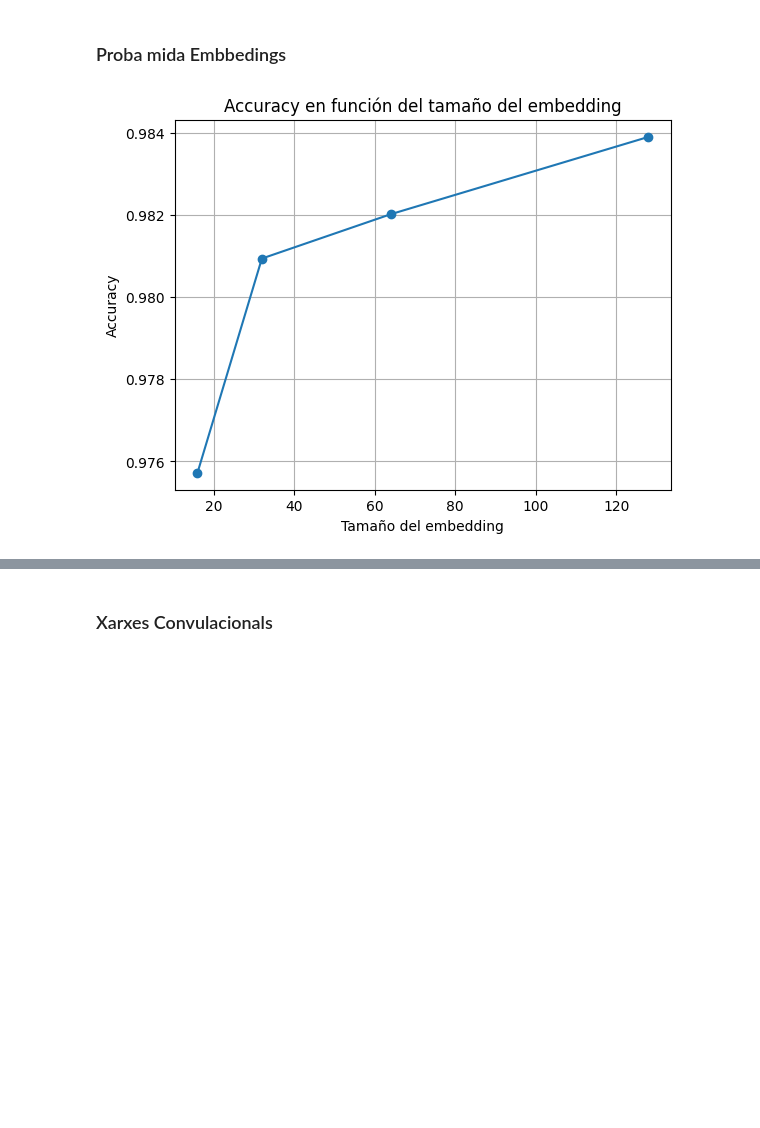
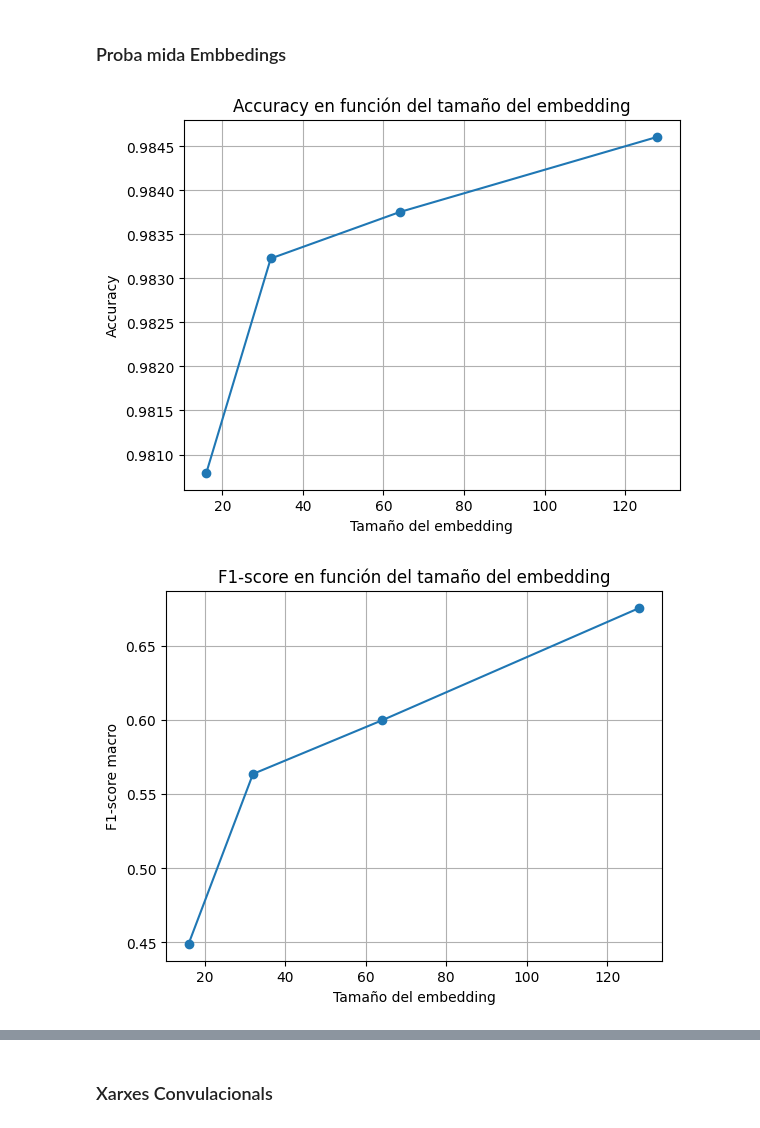
Before and after one commit to gallego-c/TVD_P2_ClaudiaVeronica, a Jupyter notebook: scripts/TVD_P2_2_ClaudiaVeronica.ipynb, the cells around one changed output, grey strips where cells are left out. Saved outputs shown, nothing was run; the diff lists cells and outputs as text; code cells hidden in the pictures; blank space fills up the shorter version.

```diff
--- a/scripts/TVD_P2_2_ClaudiaVeronica.ipynb
+++ b/scripts/TVD_P2_2_ClaudiaVeronica.ipynb
@@ -552,10 +553,13 @@ Modifiqueu els següents paràmetres del model anterior i analitzeu com afecten
 # %% [markdown]
 ### Proba mida Embbedings
 # %%
-import matplotlib.pyplot as plt
 
+vocab_size = len(tokenizer.word_index) + 1
 embedding_dims = [16, 32, 64, 128]  # Diferentes tamaños de embedding
 accuracies = []  # Lista para almacenar las precisiones
+f1_scores = []
+best_f1 = -1.0
+best_report_text = None
 
 for embedding_dim in embedding_dims:
     # Crear el modelo
@@ -566,31 +570,65 @@ for embedding_dim in embedding_dims:
 
     # Capa de LSTM Bidireccional
     model.add(Bidirectional(LSTM(units=32, return_sequences=True)))
 
     # Capa Densa con activación ReLU
     model.add(Dense(128, activation='relu'))
 
     # Capa de salida con Softmax
     model.add(Dense(num_unique_entities, activation='softmax'))
 
     # Compilar el modelo
     model.compile(optimizer='adam', loss='categorical_crossentropy', metrics=['accuracy'])
 
     # Entrenar el modelo
     model.fit(train_pad_sequences, train_labels_one_hot, validation_data=(val_pad_sequences, val_labels_one_hot), batch_size=batch_size, epochs=epochs, verbose=0)
 
     # Evaluar el modelo en el conjunto de test
     loss, accuracy = model.evaluate(test_pad_sequences, test_labels_one_hot, batch_size=batch_size, verbose=0)
+    preds = model.predict(test_pad_sequences, batch_size=batch_size, verbose=0)
+    test_labels_idx = preds_to_index(test_labels_one_hot, len_test_sequences)
+    preds_idx = preds_to_index(preds, len_test_sequences)
+    labels_to_use = [lbl for lbl in set(test_labels_idx) if lbl != 119]
 
+    rep = classification_report(
+    test_labels_idx, preds_idx,
+    labels=labels_to_use,
+    target_names=[label_encoder.classes_[i] for i in labels_to_use],
+    zero_division=1.0,
+    output_dict=True)
+
+    f1_macro = rep['macro avg']['f1-score']
     # Almacenar la precisión
     accuracies.append(accuracy)
+    f1_scores.append(f1_macro)
+    # Guarda el mejor classification_report (por F1_macro) para imprimir al final
+    if f1_macro > best_f1:
+                best_f1 = f1_macro
+                best_report_text = classification_report(
+                    test_labels_idx, preds_idx,
+                    labels=labels_to_use,
+                    target_names=[label_encoder.classes_[i] for i in labels_to_use],
+                    zero_division=1.0
+                )
+
 
 # Graficar los resultados
 plt.plot(embedding_dims, accuracies, marker='o')
 plt.title('Accuracy en función del tamaño del embedding')
 plt.xlabel('Tamaño del embedding')
 plt.ylabel('Accuracy')
 plt.grid(True)
 plt.show()
+
+plt.plot(embedding_dims, f1_scores, marker='o')
+plt.title('F1-score en función del tamaño del embedding')
+plt.xlabel('Tamaño del embedding')
+plt.ylabel('F1-score macro')
+plt.grid(True)
+plt.show()
+
+print("=== Classification report del MEJOR modelo (por F1_macro) ===")
+print(best_report_text)
 # %% [output]
-[figure, old version]
+[figure, new version]
+[figure, added]
```
Also changed, not shown: parts of 18 cells of this notebook.
